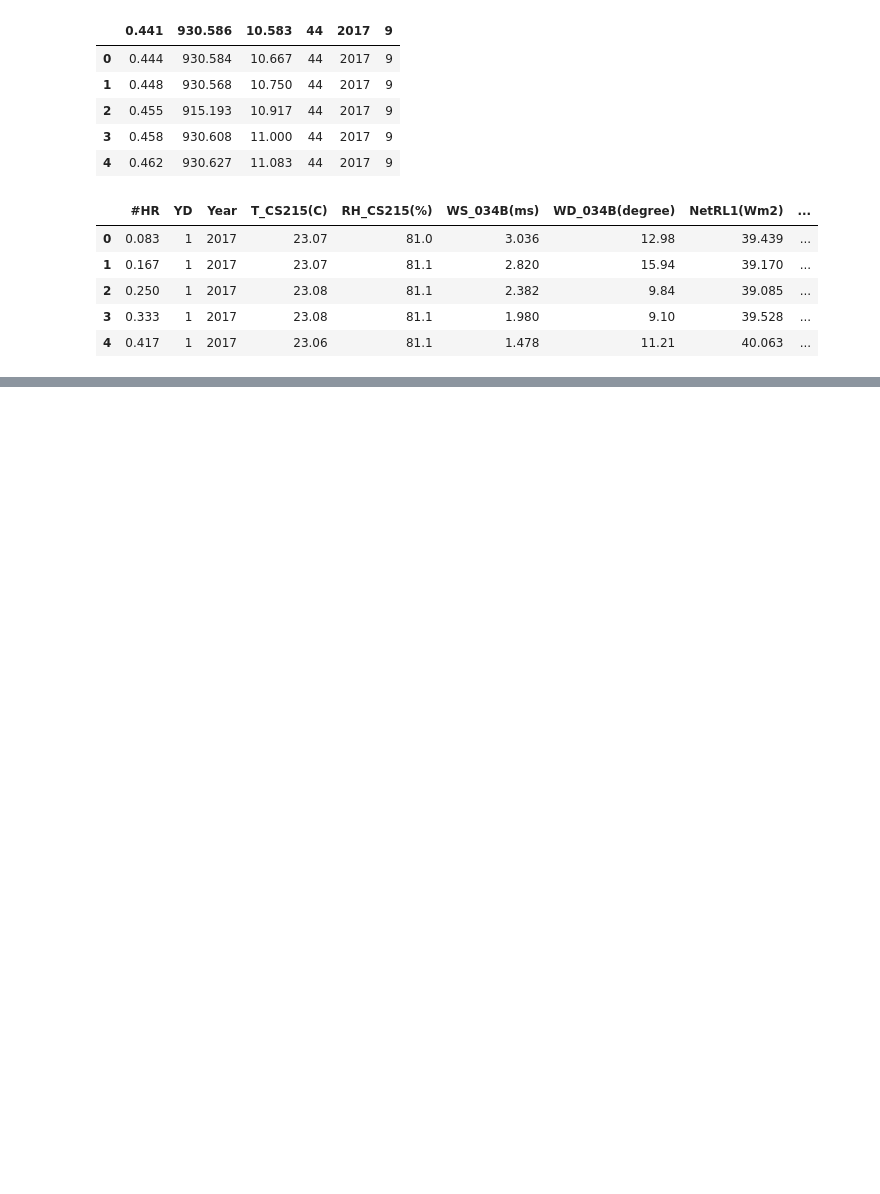
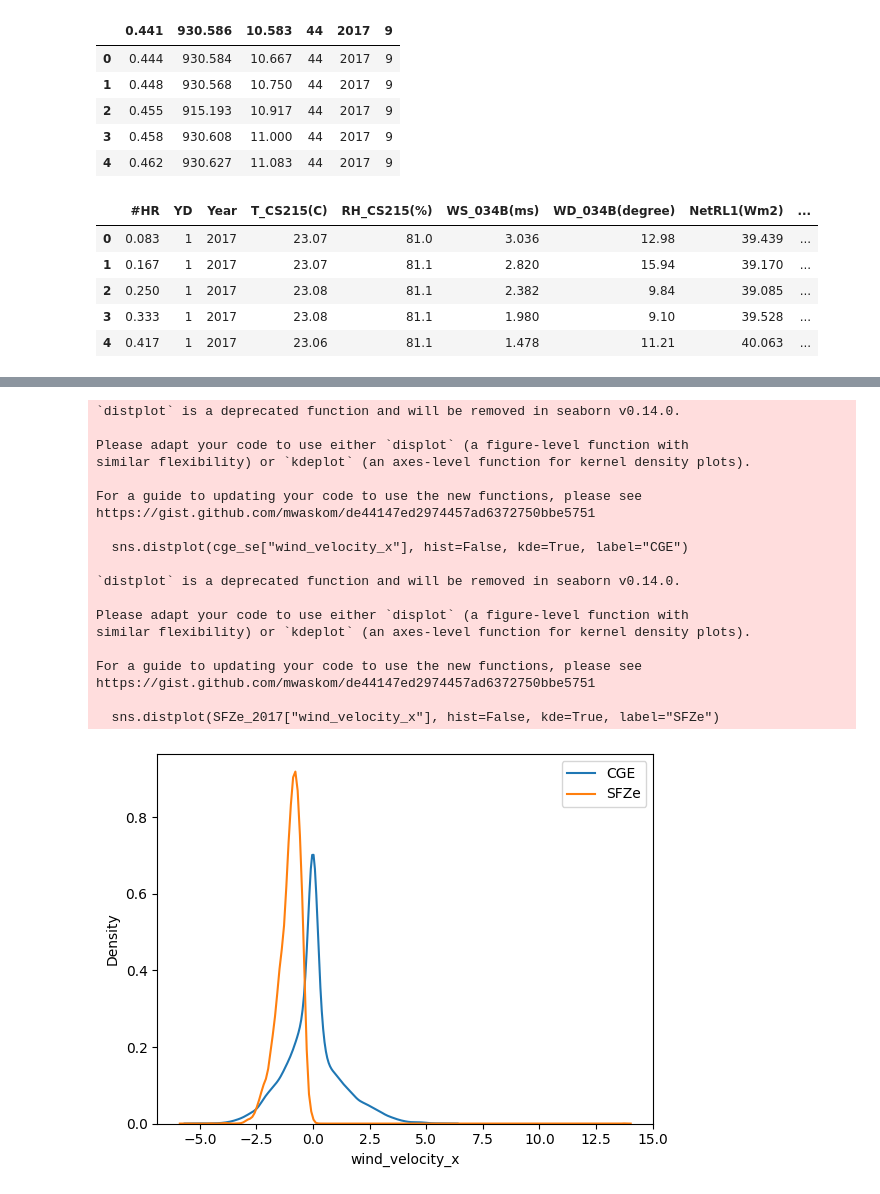
Before and after one commit to plbalmeida/ml-uhi, a Jupyter notebook: notebooks/5.0-iag-data-analysis.ipynb, the cells around one changed output, grey strips where cells are left out. Saved outputs shown, nothing was run; the diff lists cells and outputs as text; code cells hidden in the pictures; blank space fills up the shorter version.

```diff
--- a/notebooks/5.0-iag-data-analysis.ipynb
+++ b/notebooks/5.0-iag-data-analysis.ipynb
@@ -178,0 +203,18 @@ SFZe_2017
+# %%
+SFZe_2017 = get_timestamp(df=SFZe_2017)
+SFZe_2017["station"] = ""
+SFZe_2017["station_name"] = "Secretaria da Fazenda"
+SFZe_2017 = SFZe_2017.drop(["#HR", "YD", "Year", "T_GMX(C)", "RH_GMX(%)"], axis=1)
+SFZe_2017.columns = ["radiation", "pressure", "wind_direction", "wind_velocity", "temperature", "relative_humidity", "timestamp", "station", "station_name"]
+
+SFZe_2017 = get_wind_components(
+    df=SFZe_2017,
+    wind_velocity="wind_velocity",
+    wind_direction="wind_direction",
+    x_name="wind_velocity_x",
+    y_name="wind_velocity_y"
+    )
+
+SFZe_2017 = SFZe_2017.drop(["wind_velocity", "wind_direction"], axis=1)
+SFZe_2017 = resample_data(SFZe_2017)
+SFZe_2017
@@ -178,0 +243,21 @@ SFZe_2017
+# %%
+obj = s3_client.get_object(Bucket="cge", Key="processed/se.csv")
+cge_se = pd.read_csv(io.BytesIO(obj["Body"].read()))
+cge_se = cge_se[(cge_se.timestamp >= "2017-01-01") & (cge_se.timestamp <= "2017-12-31")]
+
+cge_se = cge_se[[
+    "timestamp",
+    "temperature",
+    "precipitation_lag_1H",
+    "relative_humidity_lag_1H",
+    "pressure_lag_1H",
+    "wind_velocity_x_lag_1H",
+    "wind_velocity_y_lag_1H"
+    ]]
+
+for i in ["precipitation_lag_1H", "relative_humidity_lag_1H", "pressure_lag_1H", "wind_velocity_x_lag_1H", "wind_velocity_y_lag_1H"]:
+    cge_se[i] = cge_se[i].shift(periods=1)
+
+cge_se.columns = ["timestamp", "temperature", "precipitation", "relative_humidity", "pressure", "wind_velocity_x", "wind_velocity_y"]
+cge_se = cge_se.dropna()
+cge_se
@@ -178,0 +401,26 @@ SFZe_2017
+# %%
+sns.distplot(cge_se["wind_velocity_x"], hist=False, kde=True, label="CGE")
+sns.distplot(SFZe_2017["wind_velocity_x"], hist=False, kde=True, label="SFZe")
+plt.legend()
+plt.show()
+# %% [output]
+`distplot` is a deprecated function and will be removed in seaborn v0.14.0.
+
+Please adapt your code to use either `displot` (a figure-level function with
+similar flexibility) or `kdeplot` (an axes-level function for kernel density plots).
+
+For a guide to updating your code to use the new functions, please see
+https://gist.github.com/mwaskom/de44147ed2974457ad6372750bbe5751
+
+  sns.distplot(cge_se["wind_velocity_x"], hist=False, kde=True, label="CGE")
+
+`distplot` is a deprecated function and will be removed in seaborn v0.14.0.
+
+Please adapt your code to use either `displot` (a figure-level function with
+similar flexibility) or `kdeplot` (an axes-level function for kernel density plots).
+
+For a guide to updating your code to use the new functions, please see
+https://gist.github.com/mwaskom/de44147ed2974457ad6372750bbe5751
+
+  sns.distplot(SFZe_2017["wind_velocity_x"], hist=False, kde=True, label="SFZe")
+[figure, added]
```
Also changed, not shown: parts of 17 cells of this notebook, 3 other files.
